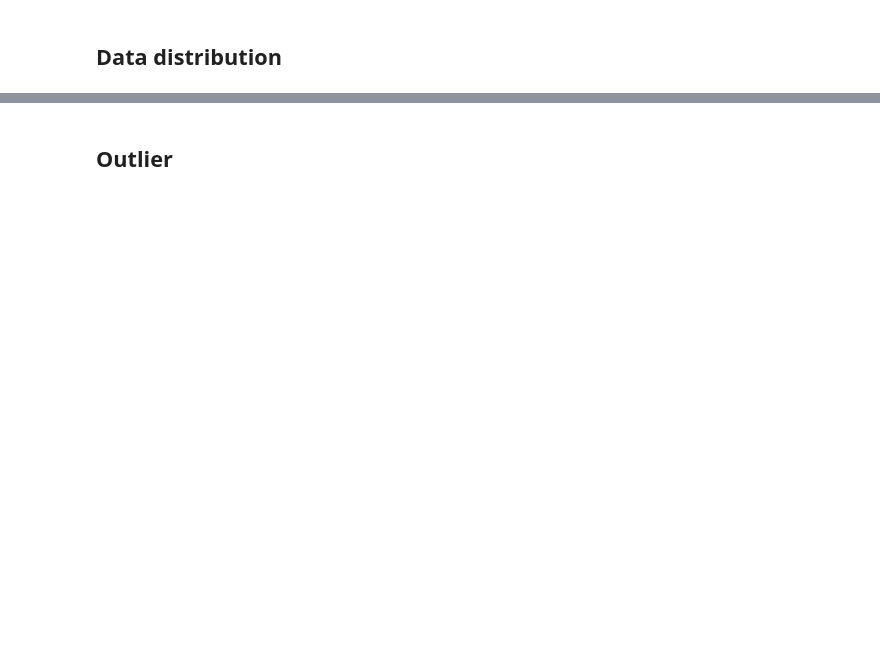
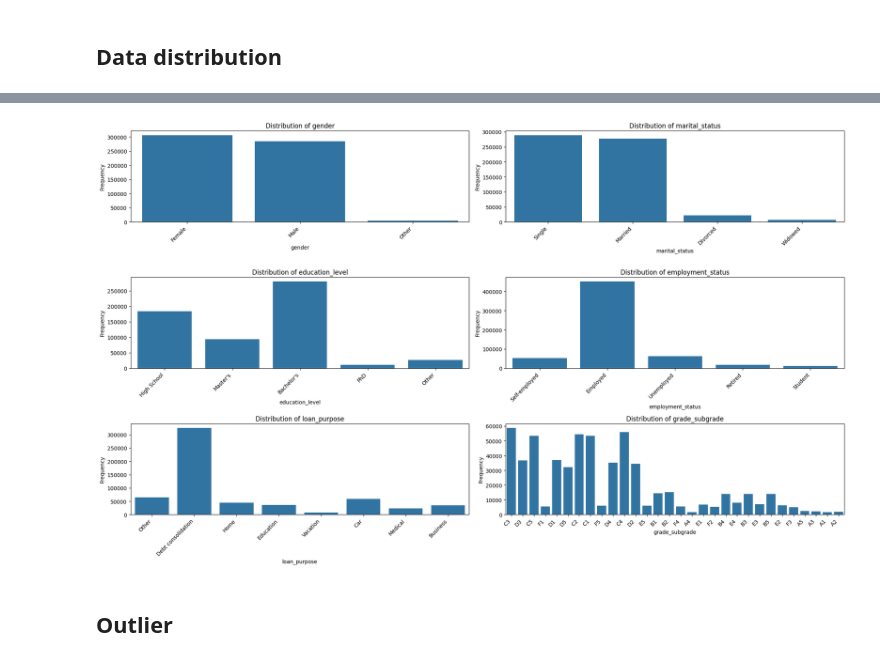
Before and after one commit to Fahmi-mi/predicting-loan-payback, a Jupyter notebook: notebooks/eda.ipynb, the cells around one changed output, grey strips where cells are left out. Cells and saved outputs as stored; diff of their text form; code cells hidden in the pictures; blank space fills up the shorter version.

Commit message:
[eda] analyze data

```diff
--- a/notebooks/eda.ipynb
+++ b/notebooks/eda.ipynb
@@ -26,8 +26,8 @@ dl = DataLoader()
 pre = Preprocessor()
 fe = FeatureEngineering()
 # %%
-train = dl.load_data('', 'data/raw')
-test = dl.load_data('', 'data/raw')
+train = dl.load_data('train.csv', 'data/raw')
+test = dl.load_data('test.csv', 'data/raw')
 
 # train_clean = dl.load_data('train_clean.csv', 'data/processed')
 # test_clean = dl.load_data('test_clean.csv', 'data/processed')
@@ -151,7 +244,7 @@ def fix_data_types(df):
     df_fixed = df.copy()
 
     for col in df_fixed.select_dtypes(include=['int64', 'float64']).columns:
-        if col in ['id', 'accident_risk']:
+        if col in ['id', 'loan_paid_back']:
             continue
 
         df_fixed[col] = pd.to_numeric(df_fixed[col], errors='coerce')
@@ -168,8 +263,8 @@ test_df = fix_data_types(test_df)
 train_clean.to_csv('data/processed/train_clean.csv', index=False)
 test_clean.to_csv('data/processed/test_clean.csv', index=False)
 # %%
-num_cols = train_df.drop(columns=['id', 'target']).select_dtypes(include=['float64', 'int64']).columns
-cat_cols = train_df.drop(columns=['id', 'target']).select_dtypes(include=['object', 'category', 'bool']).columns
+num_cols = train_df.drop(columns=['id', 'loan_paid_back']).select_dtypes(include=['float64', 'int64']).columns
+cat_cols = train_df.drop(columns=['id', 'loan_paid_back']).select_dtypes(include=['object', 'category', 'bool']).columns
 num_cols_test = test_df.drop(columns=['id']).select_dtypes(include=['float64', 'int64']).columns
 cat_cols_test = test_df.drop(columns=['id']).select_dtypes(include=['object', 'category', 'bool']).columns
 # %% [markdown]
@@ -216,28 +315,30 @@ else:
 # %%
 if len(cat_cols) > 0:
     n_cols = 2
     n_rows = -(-len(cat_cols) // n_cols)
 
-    fig, axes = plt.subplots(n_rows, n_cols, figsize=(12, 4 * n_rows))
+    fig, axes = plt.subplots(n_rows, n_cols, figsize=(20, 4 * n_rows))
     if n_rows == 1 and len(cat_cols) == 1:
         axes = [axes]
     else:
         axes = axes.flatten()
 
     for i, col in enumerate(cat_cols):
         sns.countplot(train_df, x=col, ax=axes[i])
         axes[i].set_title(f'Distribution of {col}')
         axes[i].set_xlabel(col)
-        # axes[i].set_xticklabels(axes[i].get_xticklabels(), rotation=45, ha='right')
+        axes[i].set_xticklabels(axes[i].get_xticklabels(), rotation=45, ha='right')
         axes[i].set_ylabel('Frequency')
 
     for i in range(len(cat_cols), len(axes)):
         fig.delaxes(axes[i])
 
     plt.tight_layout()
     plt.show()
 else:
     print("No categorical columns found in the dataset.")
+# %% [output]
+[figure, added]
 # %% [markdown]
 ## Outlier
 # %%
```
Also changed, not shown: parts of 18 cells of this notebook, 13 other files.
